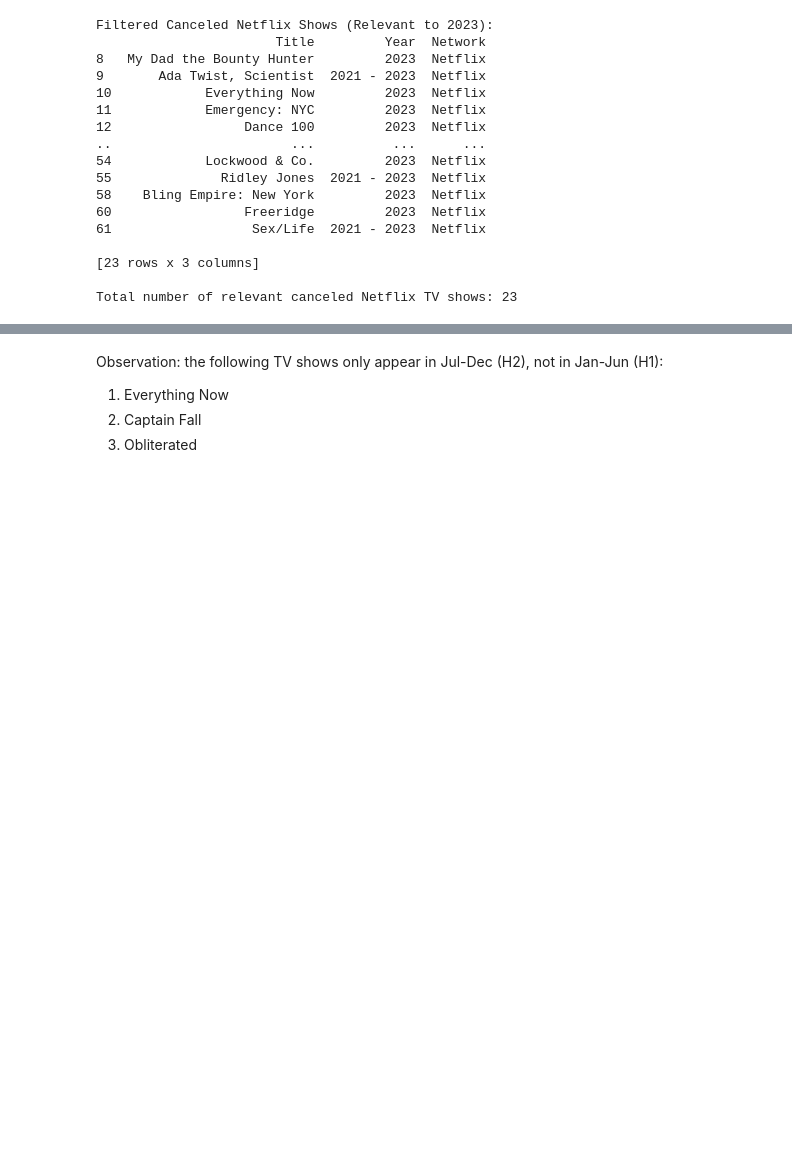
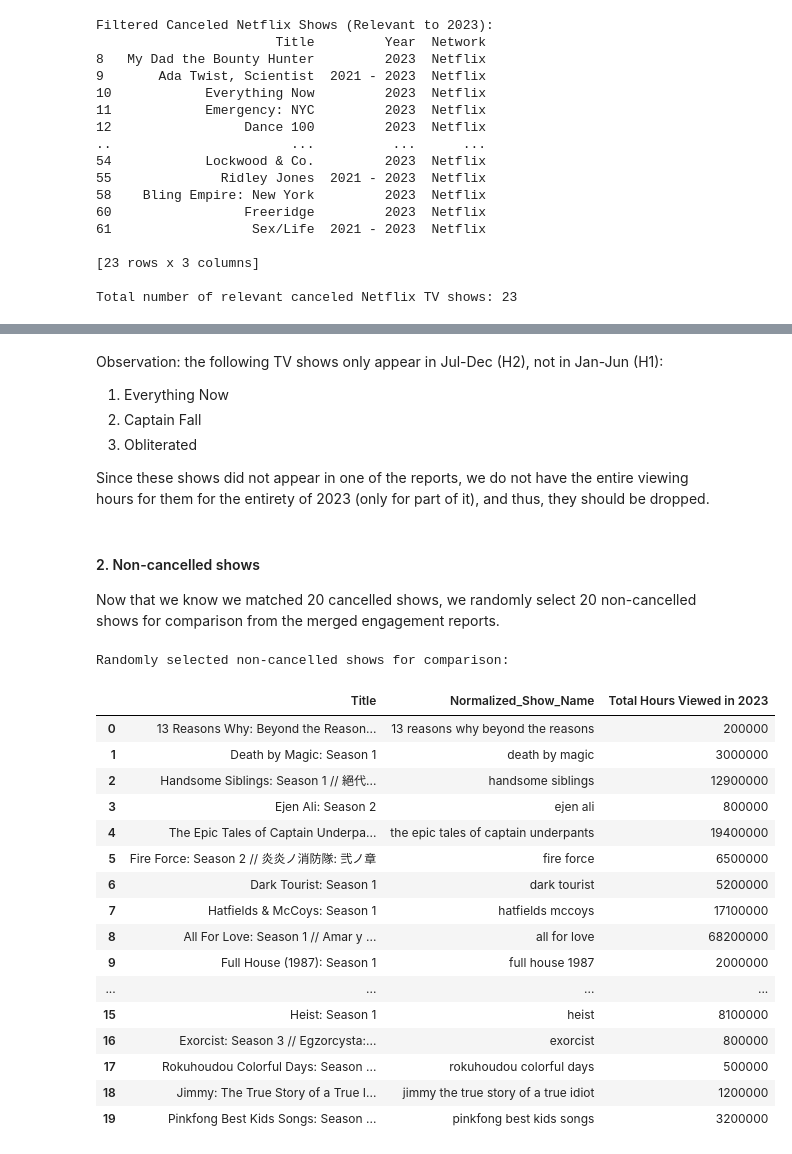
Before and after one commit to einavrobyncohen/DW64, a Jupyter notebook: notebooks/initial_analysis.ipynb, the cells around one changed output, grey strips where cells are left out. Drawn from its saved outputs; the diff is of its cells as text; code cells hidden in the pictures; blank space fills up the shorter version.

```diff
--- a/notebooks/initial_analysis.ipynb
+++ b/notebooks/initial_analysis.ipynb
@@ -530,3 +579,5 @@ Observation: the following TV shows only appear in Jul-Dec (H2), not in Jan-Jun
 1. Everything Now
 2. Captain Fall
 3. Obliterated
+
+Since these shows did not appear in one of the reports, we do not have the entire viewing hours for them for the entirety of 2023 (only for part of it), and thus, they should be dropped.
@@ -534,0 +584,36 @@ non_cancelled_shows_hoursviewed.to_csv('non_cancelled_shows_hoursviewed.csv')
+# %% [markdown]
+#### 2. Non-cancelled shows
+Now that we know we matched 20 cancelled shows, we randomly select 20 non-cancelled shows for comparison from the merged engagement reports.
+# %%
+#First, filter the engagement report to get only the non-cancelled shows.
+non_cancelled_shows = final_engagement_report_cleaned[final_engagement_report_cleaned['Cancelled_Show_Name'].isna()]
+
+#Randomly select 20 shows from this filtered dataframe
+random_non_cancelled_shows = non_cancelled_shows.sample(n=20, random_state=27) #Using random_state for reproducibility
+#We only need the same three columns:
+random_non_cancelled_shows = random_non_cancelled_shows[['Title', 'Normalized_Show_Name', 'Total Hours Viewed in 2023']]
+
+#Print the merged dataframe
+#Reset the index for a cleaner output
+print("Randomly selected non-cancelled shows for comparison:")
+random_non_cancelled_shows = random_non_cancelled_shows.reset_index(drop=True)
+random_non_cancelled_shows
+# %% [output]
+Randomly selected non-cancelled shows for comparison:
+|  | Title | Normalized_Show_Name | Total Hours Viewed in 2023 |
+| 0 | 13 Reasons Why: Beyond the Reason... | 13 reasons why beyond the reasons | 200000 |
+| 1 | Death by Magic: Season 1 | death by magic | 3000000 |
+| 2 | Handsome Siblings: Season 1 // 絕代... | handsome siblings | 12900000 |
+| 3 | Ejen Ali: Season 2 | ejen ali | 800000 |
+| 4 | The Epic Tales of Captain Underpa... | the epic tales of captain underpants | 19400000 |
+| 5 | Fire Force: Season 2 // 炎炎ノ消防隊: 弐ノ章 | fire force | 6500000 |
+| 6 | Dark Tourist: Season 1 | dark tourist | 5200000 |
+| 7 | Hatfields & McCoys: Season 1 | hatfields mccoys | 17100000 |
+| 8 | All For Love: Season 1 // Amar y ... | all for love | 68200000 |
+| 9 | Full House (1987): Season 1 | full house 1987 | 2000000 |
+| ... | ... | ... | ... |
+| 15 | Heist: Season 1 | heist | 8100000 |
+| 16 | Exorcist: Season 3 // Egzorcysta:... | exorcist | 800000 |
+| 17 | Rokuhoudou Colorful Days: Season ... | rokuhoudou colorful days | 500000 |
+| 18 | Jimmy: The True Story of a True I... | jimmy the true story of a true idiot | 1200000 |
+| 19 | Pinkfong Best Kids Songs: Season ... | pinkfong best kids songs | 3200000 |
```
Also changed, not shown: parts of 16 cells of this notebook, 2 other files.
